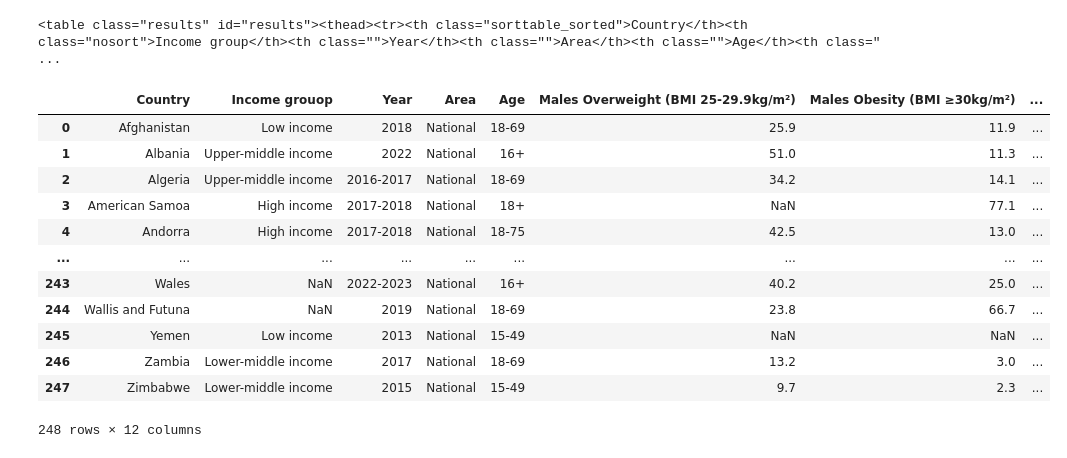
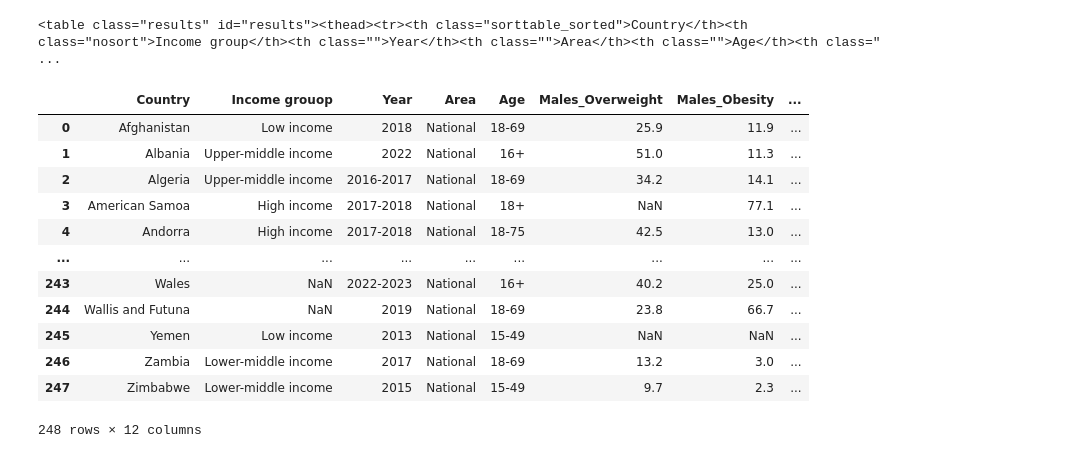
Before and after one commit to Jimenez73/Proyecto_InfoVis_Grupo15, a Jupyter notebook: datos/sprapeo.ipynb, the cells around one changed output. Saved outputs shown, nothing was run; the diff lists cells and outputs as text; code cells hidden in the pictures.

```diff
--- a/datos/sprapeo.ipynb
+++ b/datos/sprapeo.ipynb
@@ -29,12 +29,12 @@ df = pd.DataFrame(columns = [
         'Year',
         'Area',
         'Age',
-        'Males Overweight (BMI 25-29.9kg/m²)',
-        'Males Obesity (BMI ≥30kg/m²)',
-        'Females Overweight (BMI 25-29.9kg/m²)',
-        'Females Obesity (BMI ≥30kg/m²)',
-        'All adults Overweight (BMI 25-29.9kg/m²)',
-        'All adults Obesity (BMI ≥30kg/m²)'
+        'Males_Overweight',
+        'Males_Obesity',
+        'Females_Overweight',
+        'Females_Obesity',
+        'All_adults_Overweight',
+        'All_adults_Obesity'
     ])
 
 for row in tables[0].find_all('tr')[1::]:
@@ -47,12 +47,12 @@ for row in tables[0].find_all('tr')[1::]:
             'Year': cols[2],
             'Area': cols[3],
             'Age': cols[4],
-            'Males Overweight (BMI 25-29.9kg/m²)': cols[5],
-            'Males Obesity (BMI ≥30kg/m²)': cols[6],
-            'Females Overweight (BMI 25-29.9kg/m²)': cols[7],
-            'Females Obesity (BMI ≥30kg/m²)': cols[8],
-            'All adults Overweight (BMI 25-29.9kg/m²)': cols[9],
-            'All adults Obesity (BMI ≥30kg/m²)': cols[10]
+            'Males_Overweight': cols[5],
+            'Males_Obesity': cols[6],
+            'Females_Overweight': cols[7],
+            'Females_Obesity': cols[8],
+            'All_adults_Overweight': cols[9],
+            'All_adults_Obesity': cols[10]
         },
         index=['country']
     )
@@ -60,21 +60,31 @@ for row in tables[0].find_all('tr')[1::]:
 # %%
 # Códigos estándar de países y manejo de nulls
 
 df.iloc[:, :4] = df.iloc[:, :4].replace('', np.nan)
 df.iloc[:, 5:] = df.iloc[:, 5:].replace('-', np.nan)
-df.iloc[:, 5:] = df.iloc[:, 5:].astype(float)
+
+cols = [
+    'Males_Overweight',
+    'Males_Obesity',
+    'Females_Overweight',
+    'Females_Obesity',
+    'All_adults_Overweight',
+    'All_adults_Obesity'
+]
+for col in cols:
+    df[col] = df[col].astype(float)
 
 def country_to_iso3(name):
     try:
         return pycountry.countries.lookup(name).alpha_3
     except:
         return None
 
 df["iso_alpha"] = df["Country"].apply(country_to_iso3)
 
 df
 # %% [output]
-|  | Country | Income grouop | Year | Area | Age | Males Overweight (BMI 25-29.9kg/m²) | Males Obesity (BMI ≥30kg/m²) | ... |
+|  | Country | Income grouop | Year | Area | Age | Males_Overweight | Males_Obesity | ... |
 | 0 | Afghanistan | Low income | 2018 | National | 18-69 | 25.9 | 11.9 | ... |
 | 1 | Albania | Upper-middle income | 2022 | National | 16+ | 51.0 | 11.3 | ... |
 | 2 | Algeria | Upper-middle income | 2016-2017 | National | 18-69 | 34.2 | 14.1 | ... |
```
Also changed, not shown: parts of 1 cell of this notebook, 7 other files.
